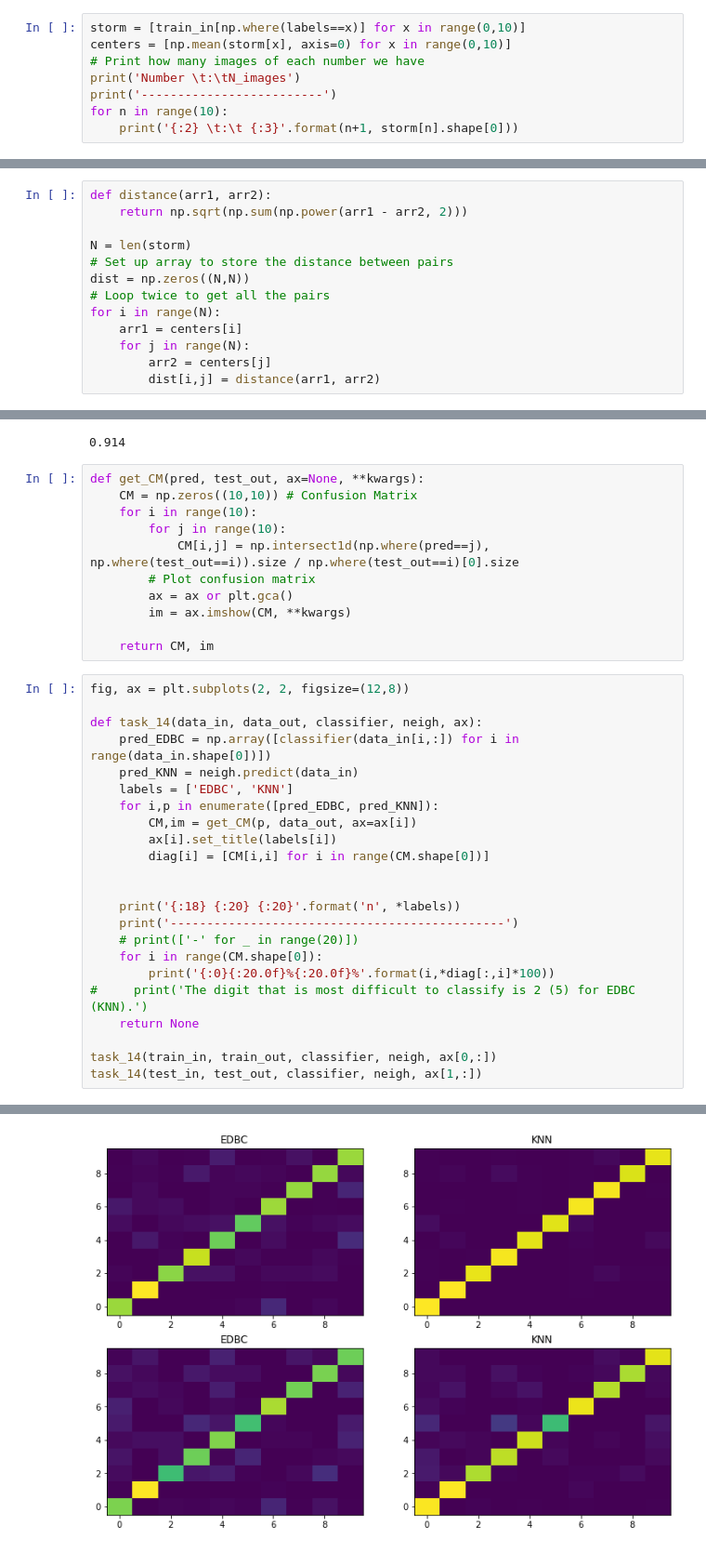
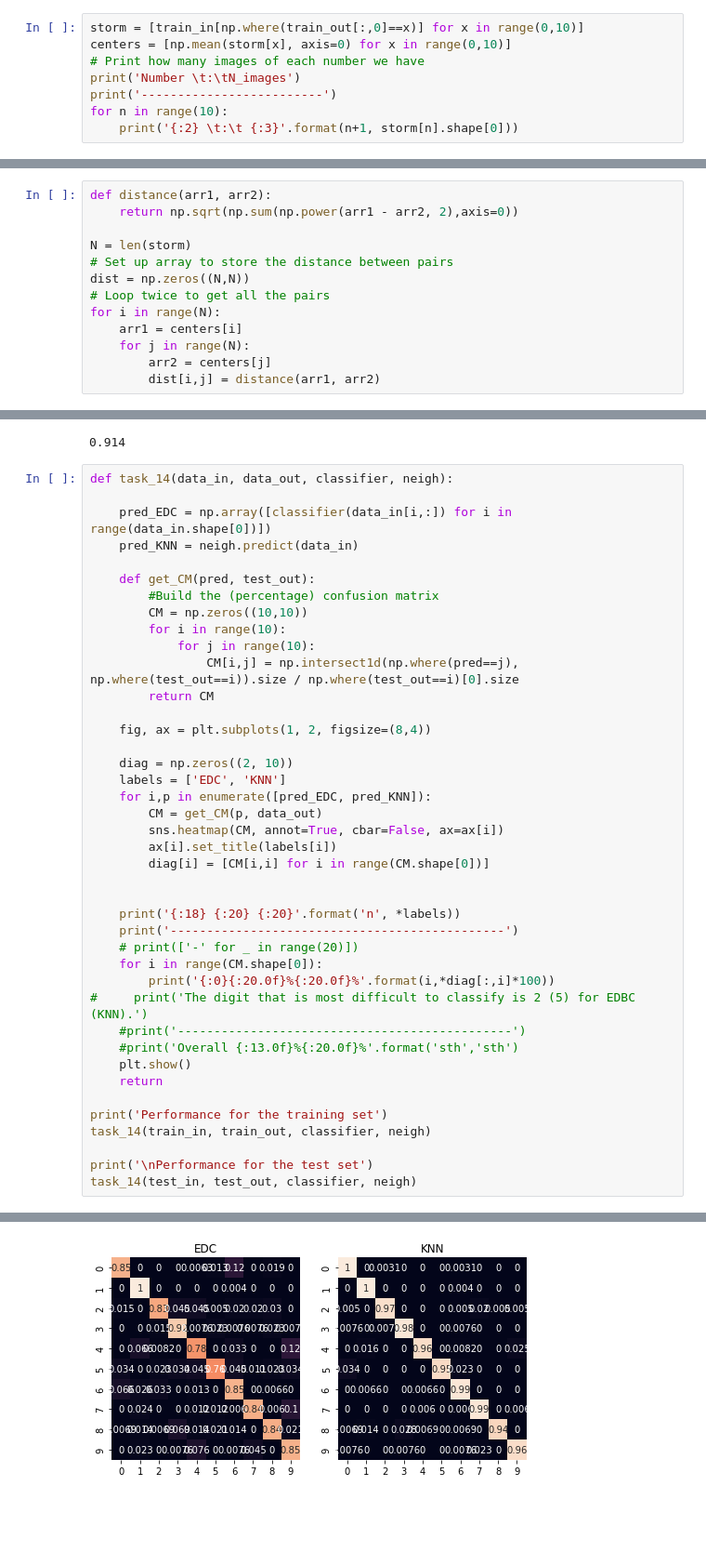
Before and after one commit to DGonzalezPicos/IDL, a Jupyter notebook: assingment1/notebook_task1.ipynb, the cells around one changed output, grey strips where cells are left out. Shown: that part at 93% size. Drawn from its saved outputs; the diff is of its cells as text; blank space fills up the shorter version.

```diff
--- a/assingment1/notebook_task1.ipynb
+++ b/assingment1/notebook_task1.ipynb
@@ -46,7 +53,7 @@ plt.show()
 For each digit $d$ ($d = 0,1,...,9$) consider a cloud of points $C_d$ with dimension ($N_d$, 256) where $N_d$ is the number of images beloging to number $d$. For each cloud, we can take the center $c_d$ as the mean over $N_d$, resulting in another 256-dim-vector.
 I define a list containing the clouds for every number: `storm`.
 # %%
-storm = [train_in[np.where(labels==x)] for x in range(0,10)]
+storm = [train_in[np.where(train_out[:,0]==x)] for x in range(0,10)]
 centers = [np.mean(storm[x], axis=0) for x in range(0,10)]
 # Print how many images of each number we have
 print('Number \t:\tN_images')
@@ -70,7 +77,7 @@ Number  :       N_images
 ### Calculate distance between the centers
 # %%
 def distance(arr1, arr2):
-    return np.sqrt(np.sum(np.power(arr1 - arr2, 2)))
+    return np.sqrt(np.sum(np.power(arr1 - arr2, 2),axis=0))
 
 N = len(storm)
 # Set up array to store the distance between pairs
@@ -279,26 +244,27 @@ precision = pred_KNN == test_out[:,0]
 precision[precision==True].size / pred_KNN.size
 # %% [output]
 0.914
-# %%
-def get_CM(pred, test_out, ax=None, **kwargs):
-    CM = np.zeros((10,10)) # Confusion Matrix
-    for i in range(10):
-        for j in range(10):
-            CM[i,j] = np.intersect1d(np.where(pred==j), np.where(test_out==i)).size / np.where(test_out==i)[0].size
-        # Plot confusion matrix
-        ax = ax or plt.gca()
-        im = ax.imshow(CM, **kwargs)
-
-    return CM, im
 # %%
-fig, ax = plt.subplots(2, 2, figsize=(12,8))
+def task_14(data_in, data_out, classifier, neigh):
 
-def task_14(data_in, data_out, classifier, neigh, ax):
-    pred_EDBC = np.array([classifier(data_in[i,:]) for i in range(data_in.shape[0])])
+    pred_EDC = np.array([classifier(data_in[i,:]) for i in range(data_in.shape[0])])
     pred_KNN = neigh.predict(data_in)
-    labels = ['EDBC', 'KNN']
-    for i,p in enumerate([pred_EDBC, pred_KNN]):
-        CM,im = get_CM(p, data_out, ax=ax[i])
+
+    def get_CM(pred, test_out):
+        #Build the (percentage) confusion matrix
+        CM = np.zeros((10,10))
+        for i in range(10):
+            for j in range(10):
+                CM[i,j] = np.intersect1d(np.where(pred==j), np.where(test_out==i)).size / np.where(test_out==i)[0].size
+        return CM
+
+    fig, ax = plt.subplots(1, 2, figsize=(8,4))
+
+    diag = np.zeros((2, 10))
+    labels = ['EDC', 'KNN']
+    for i,p in enumerate([pred_EDC, pred_KNN]):
+        CM = get_CM(p, data_out)
+        sns.heatmap(CM, annot=True, cbar=False, ax=ax[i])
         ax[i].set_title(labels[i])
         diag[i] = [CM[i,i] for i in range(CM.shape[0])]
 
@@ -309,8 +275,14 @@ def task_14(data_in, data_out, classifier, neigh, ax):
     for i in range(CM.shape[0]):
         print('{:0}{:20.0f}%{:20.0f}%'.format(i,*diag[:,i]*100))
 #     print('The digit that is most difficult to classify is 2 (5) for EDBC (KNN).')
-    return None
+    #print('----------------------------------------------')
+    #print('Overall {:13.0f}%{:20.0f}%'.format('sth','sth')
+    plt.show()
+    return
 
-task_14(train_in, train_out, classifier, neigh, ax[0,:])
-task_14(test_in, test_out, classifier, neigh, ax[1,:])
+print('Performance for the training set')
+task_14(train_in, train_out, classifier, neigh)
+
+print('\nPerformance for the test set')
+task_14(test_in, test_out, classifier, neigh)
 # %% [output]
@@ -334 +302 @@ n                  EDBC                 KNN
-[figure, old version]
+[figure, new version]
```
Also changed, not shown: parts of 16 cells of this notebook.
